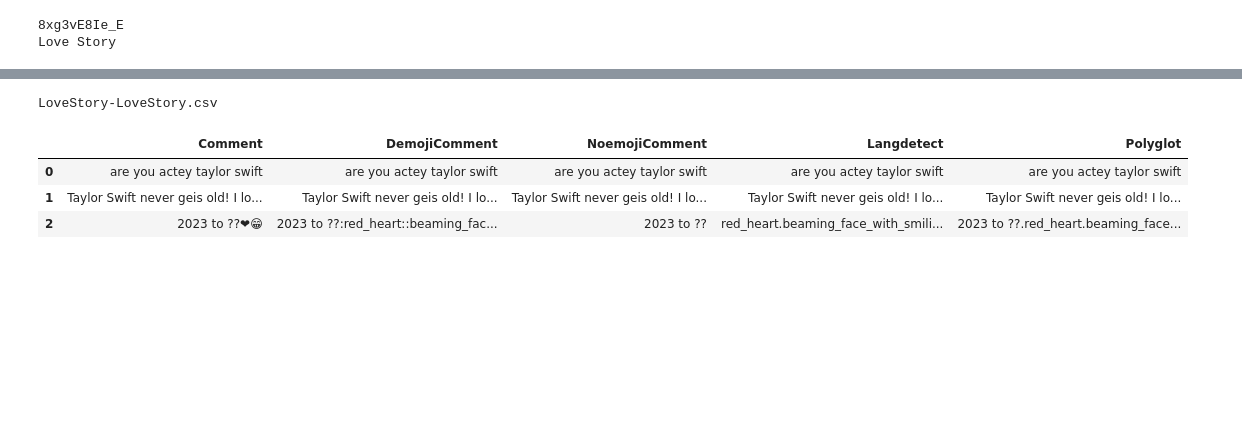
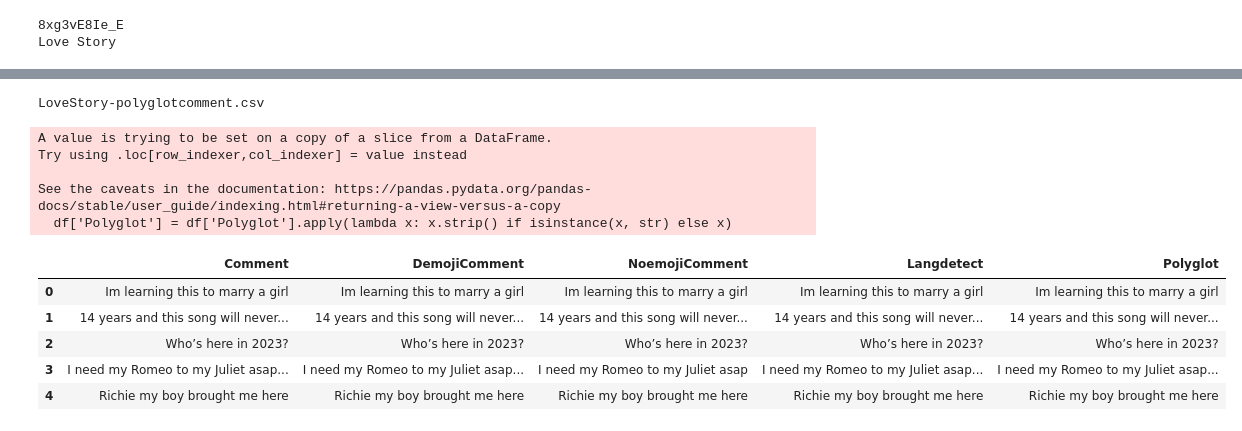
Before and after one commit to abiral-adhikari/CommentSense-5th-Sem, a Jupyter notebook: Abiral.ipynb, the cells around one changed output, grey strips where cells are left out. Saved outputs shown, nothing was run; the diff lists cells and outputs as text; code cells hidden in the pictures; blank space fills up the shorter version.

```diff
--- a/Abiral.ipynb
+++ b/Abiral.ipynb
@@ -334,7 +330,7 @@ def getcleantitle(title):
 
 def csvwriter(df,title,dfname):
     title=re.sub(r"([\s]+)",'',title)
-    dfname=re.sub(r"([\s]+)",'',title)
+    dfname=re.sub(r"([\s]+)",'',dfname)
     filename=f"{title}-{dfname}.csv"
     df.to_csv(filename,index=True)
     todrive(filename)
@@ -342,21 +338,29 @@ def csvwriter(df,title,dfname):
 
 csvwriter(polyglotcomment,videotitle,"polyglotcomment")
 # %% [output]
-LoveStory-LoveStory.csv
+LoveStory-polyglotcomment.csv
 # %%
 
 def removeempty(df):
+  df['Polyglot'] = df['Polyglot'].apply(lambda x: x.strip() if isinstance(x, str) else x)
   df=df.replace('',None)
   df=df.dropna(axis=0,subset=['Polyglot'])
   df=df.reset_index(drop=True)
   return df
 
 removeempty(polyglotcomment.tail())
 # df.iloc[1,3]
 # %% [output]
+A value is trying to be set on a copy of a slice from a DataFrame.
+Try using .loc[row_indexer,col_indexer] = value instead
+
+See the caveats in the documentation: https://pandas.pydata.org/pandas-docs/stable/user_guide/indexing.html#returning-a-view-versus-a-copy
+  df['Polyglot'] = df['Polyglot'].apply(lambda x: x.strip() if isinstance(x, str) else x)
 |  | Comment | DemojiComment | NoemojiComment | Langdetect | Polyglot |
-| 0 | are you actey taylor swift | are you actey taylor swift | are you actey taylor swift | are you actey taylor swift | are you actey taylor swift |
-| 1 | Taylor Swift never geis old! I lo... | Taylor Swift never geis old! I lo... | Taylor Swift never geis old! I lo... | Taylor Swift never geis old! I lo... | Taylor Swift never geis old! I lo... |
-| 2 | 2023 to ??❤😁 | 2023 to ??:red_heart::beaming_fac... | 2023 to ?? | red_heart.beaming_face_with_smili... | 2023 to ??.red_heart.beaming_face... |
+| 0 | Im learning this to marry a girl | Im learning this to marry a girl | Im learning this to marry a girl | Im learning this to marry a girl | Im learning this to marry a girl |
+| 1 | 14 years and this song will never... | 14 years and this song will never... | 14 years and this song will never... | 14 years and this song will never... | 14 years and this song will never... |
+| 2 | Who’s here in 2023? | Who’s here in 2023? | Who’s here in 2023? | Who’s here in 2023? | Who’s here in 2023? |
+| 3 | I need my Romeo to my Juliet asap... | I need my Romeo to my Juliet asap... | I need my Romeo to my Juliet asap | I need my Romeo to my Juliet asap... | I need my Romeo to my Juliet asap... |
+| 4 | Richie my boy brought me here | Richie my boy brought me here | Richie my boy brought me here | Richie my boy brought me here | Richie my boy brought me here |
 # %%
 cleancomment=removeempty(polyglotcomment)
```
Also changed, not shown: parts of 18 cells of this notebook.
